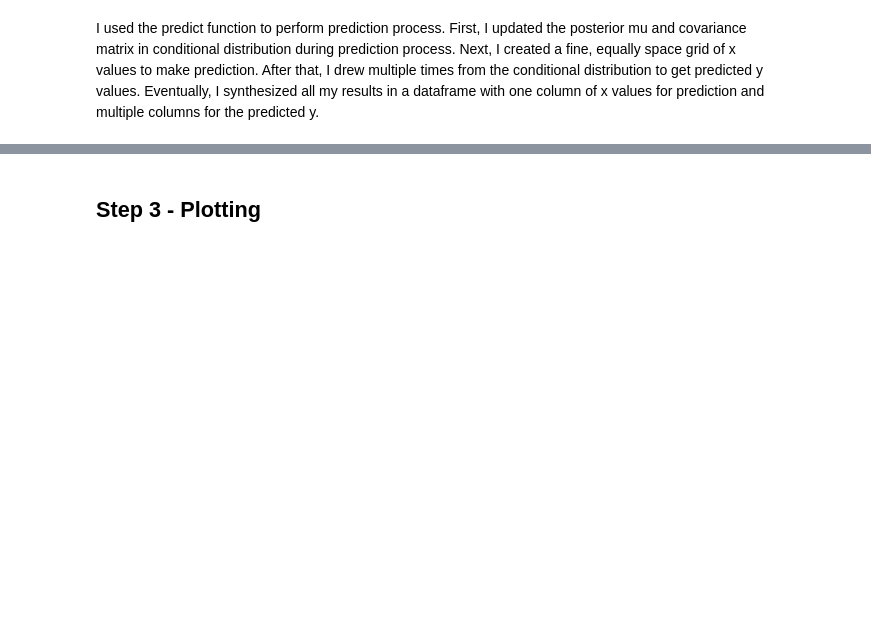
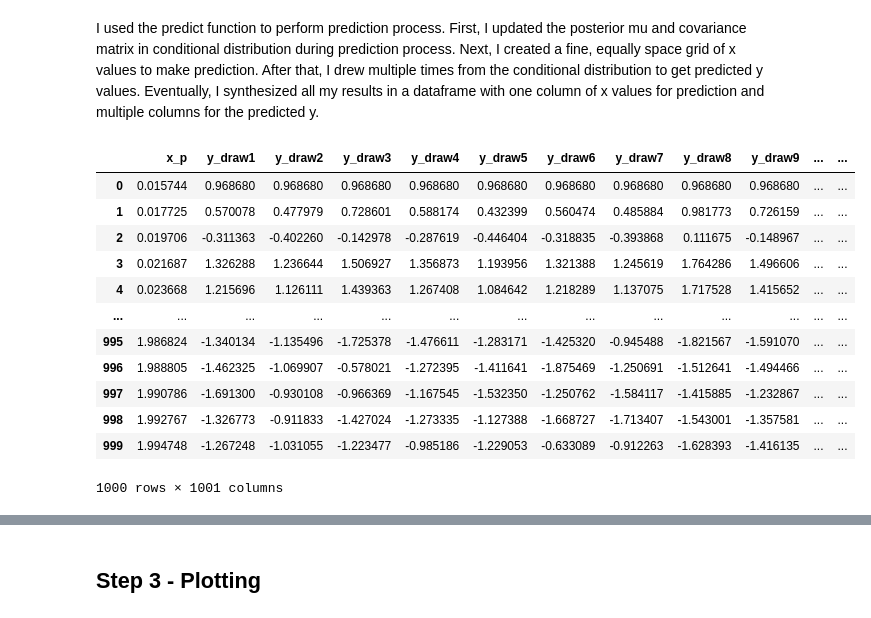
Before and after one commit to congjun-huang/Gaussian-Process-Regression, a Jupyter notebook: GPR/Gaussian_Process_Regression.ipynb, the cells around one changed output, grey strips where cells are left out. Cells and saved outputs as stored; diff of their text form; code cells hidden in the pictures; blank space fills up the shorter version.

```diff
--- a/GPR/Gaussian_Process_Regression.ipynb
+++ b/GPR/Gaussian_Process_Regression.ipynb
@@ -192,3 +192,19 @@ def predict(d, theta, x_p, n_draws, seed):
 pred1 = predict(d1, theta1, np.linspace(np.min(d1['x']), np.max(d1['x']), 1000), 1000, 123)
 pred2 = predict(d2, theta2, np.linspace(np.min(d2['x']), np.max(d2['x']), 1000), 1000, 234)
 pred3 = predict(d3, theta3, np.linspace(np.min(d3['x']), np.max(d3['x']), 1000), 1000 ,345)
+# %%
+pred1
+# %% [output]
+|  | x_p | y_draw1 | y_draw2 | y_draw3 | y_draw4 | y_draw5 | y_draw6 | y_draw7 | y_draw8 | y_draw9 | ... | ... |
+| 0 | 0.015744 | 0.968680 | 0.968680 | 0.968680 | 0.968680 | 0.968680 | 0.968680 | 0.968680 | 0.968680 | 0.968680 | ... | ... |
+| 1 | 0.017725 | 0.570078 | 0.477979 | 0.728601 | 0.588174 | 0.432399 | 0.560474 | 0.485884 | 0.981773 | 0.726159 | ... | ... |
+| 2 | 0.019706 | -0.311363 | -0.402260 | -0.142978 | -0.287619 | -0.446404 | -0.318835 | -0.393868 | 0.111675 | -0.148967 | ... | ... |
+| 3 | 0.021687 | 1.326288 | 1.236644 | 1.506927 | 1.356873 | 1.193956 | 1.321388 | 1.245619 | 1.764286 | 1.496606 | ... | ... |
+| 4 | 0.023668 | 1.215696 | 1.126111 | 1.439363 | 1.267408 | 1.084642 | 1.218289 | 1.137075 | 1.717528 | 1.415652 | ... | ... |
+| ... | ... | ... | ... | ... | ... | ... | ... | ... | ... | ... | ... | ... |
+| 995 | 1.986824 | -1.340134 | -1.135496 | -1.725378 | -1.476611 | -1.283171 | -1.425320 | -0.945488 | -1.821567 | -1.591070 | ... | ... |
+| 996 | 1.988805 | -1.462325 | -1.069907 | -0.578021 | -1.272395 | -1.411641 | -1.875469 | -1.250691 | -1.512641 | -1.494466 | ... | ... |
+| 997 | 1.990786 | -1.691300 | -0.930108 | -0.966369 | -1.167545 | -1.532350 | -1.250762 | -1.584117 | -1.415885 | -1.232867 | ... | ... |
+| 998 | 1.992767 | -1.326773 | -0.911833 | -1.427024 | -1.273335 | -1.127388 | -1.668727 | -1.713407 | -1.543001 | -1.357581 | ... | ... |
+| 999 | 1.994748 | -1.267248 | -1.031055 | -1.223477 | -0.985186 | -1.229053 | -0.633089 | -0.912263 | -1.628393 | -1.416135 | ... | ... |
+1000 rows × 1001 columns
```
Also changed, not shown: parts of 2 cells of this notebook.
